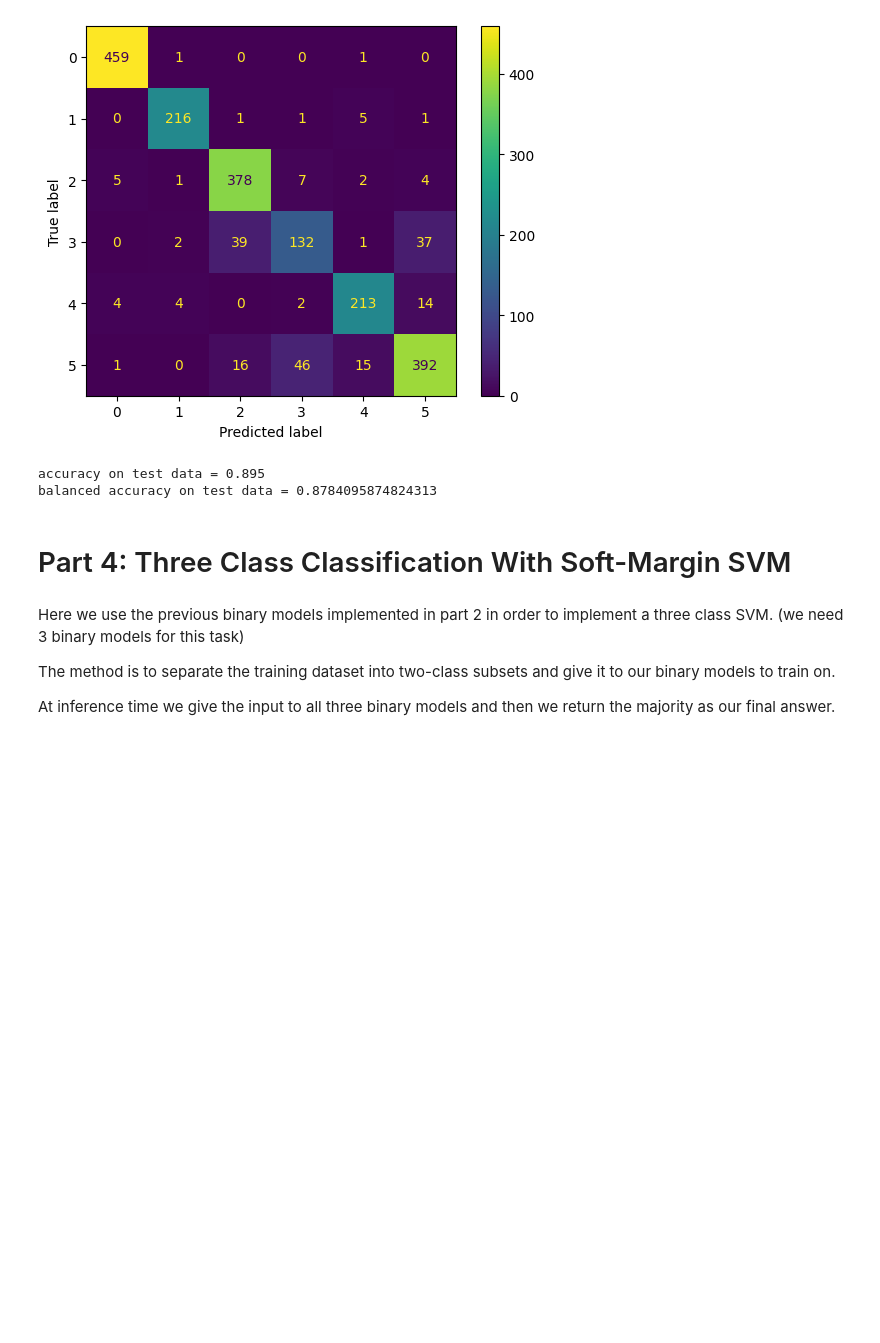
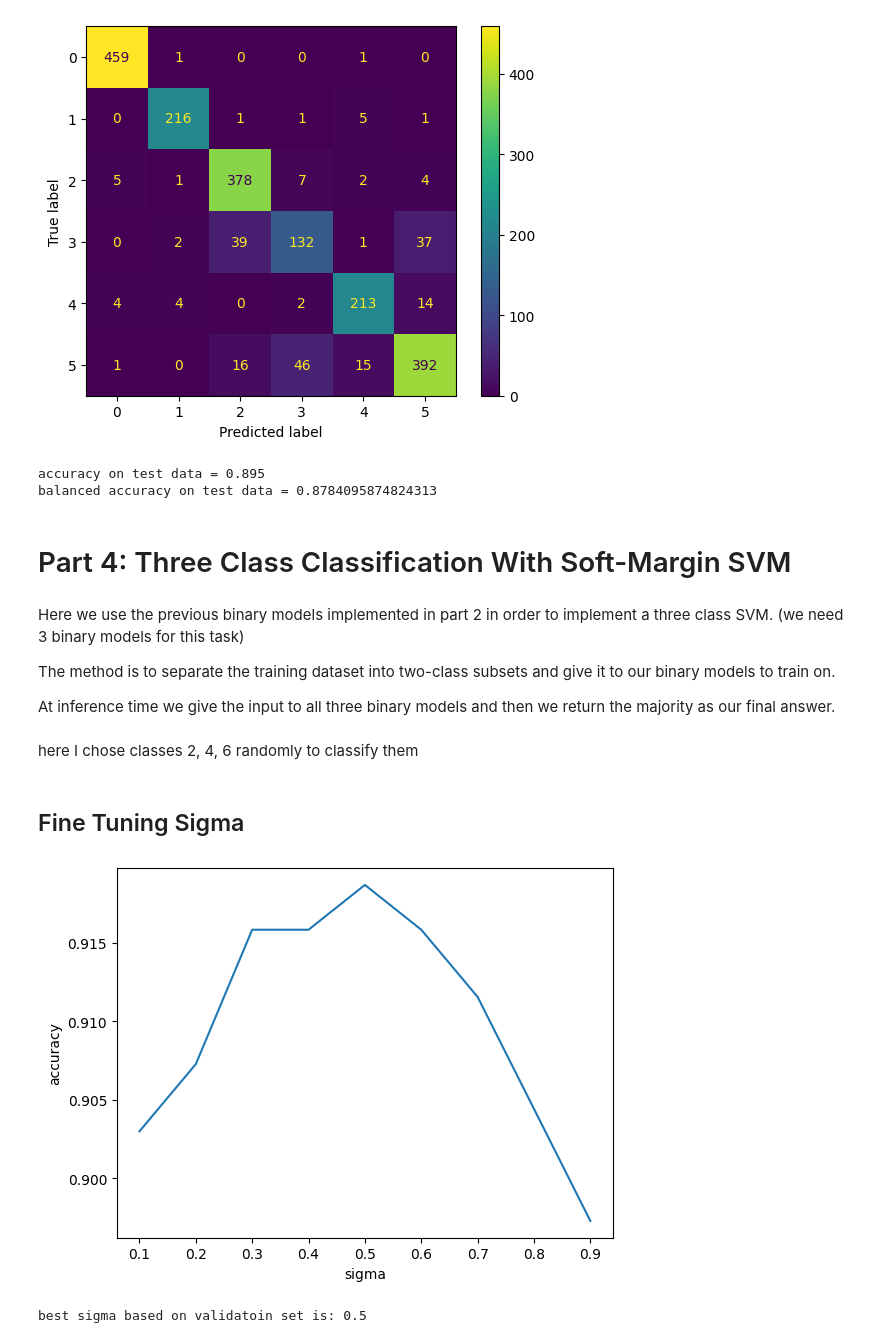
Before and after one commit to sehbeygi79/Soft-SVM, a Jupyter notebook: soft-svm.ipynb, the cells around one changed output. Saved outputs shown, nothing was run; the diff lists cells and outputs as text; code cells hidden in the pictures; blank space fills up the shorter version.

Commit message:
hyperparameter fine tuning added

```diff
--- a/soft-svm.ipynb
+++ b/soft-svm.ipynb
@@ -311,6 +313,8 @@ X_validation, y_validation = sklearn.datasets.load_svmlight_file('./datasets/sat
 X_train = np.asarray(X_train.todense())
 X_test = np.asarray(X_test.todense())
 X_validation = np.asarray(X_validation.todense())
+# %% [markdown]
+here I chose classes 2, 4, 6 randomly to classify them
 # %%
 def do_three_class_preprocessing(X, y, old_labels, new_labels):
     X = X[
@@ -381,4 +384,27 @@ class ThreeClassSoftSVMKernel:
         # the following code applies majority on the columns of the matrix
         return np.apply_along_axis(
             lambda x: np.bincount(x).argmax(), axis=-1, arr=y_hat_mat)
+# %% [markdown]
+## Fine Tuning Sigma
+# %%
+acc_list = []
+start, end, step_size = 0.1, 1, 0.1
+sigma_list = np.arange(start, end, step_size)
+for sigma in sigma_list:
+    model = ThreeClassSoftSVMKernel(sigma=sigma)
+    model.train(X_train, y_train)
+
+    y_val_hat = model.predict(X_validation)
+    acc_list.append(get_metrics(y_validation, y_val_hat)[0])
+
+plt.plot(sigma_list, acc_list)
+plt.xlabel('sigma')
+plt.ylabel('accuracy')
+plt.show()
+
+best_sigma = sigma_list[np.argmax(acc_list)]
+print(f'best sigma based on validatoin set is: {best_sigma}')
+# %% [output]
+[figure, added]
+best sigma based on validatoin set is: 0.5
 # %%
```
Also changed, not shown: parts of 3 cells of this notebook.
